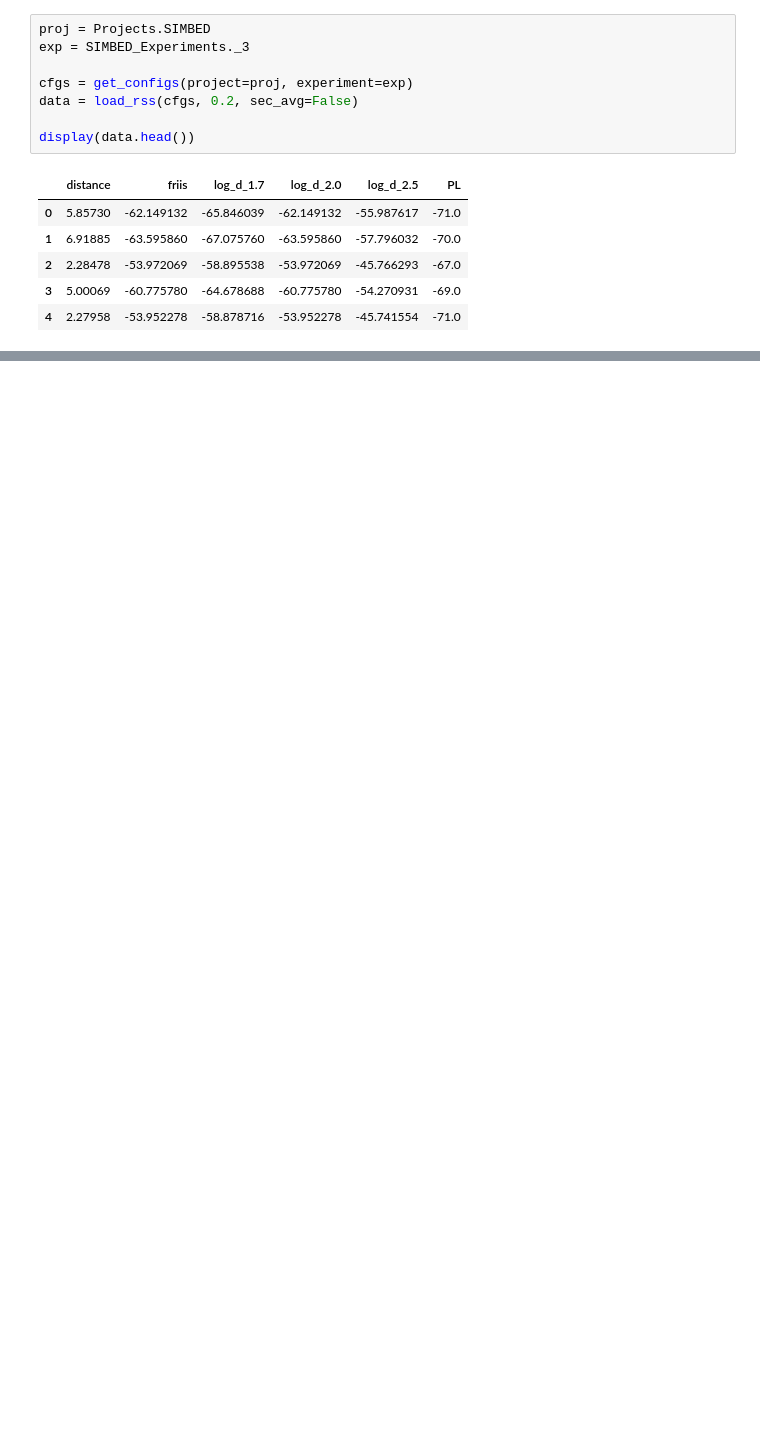
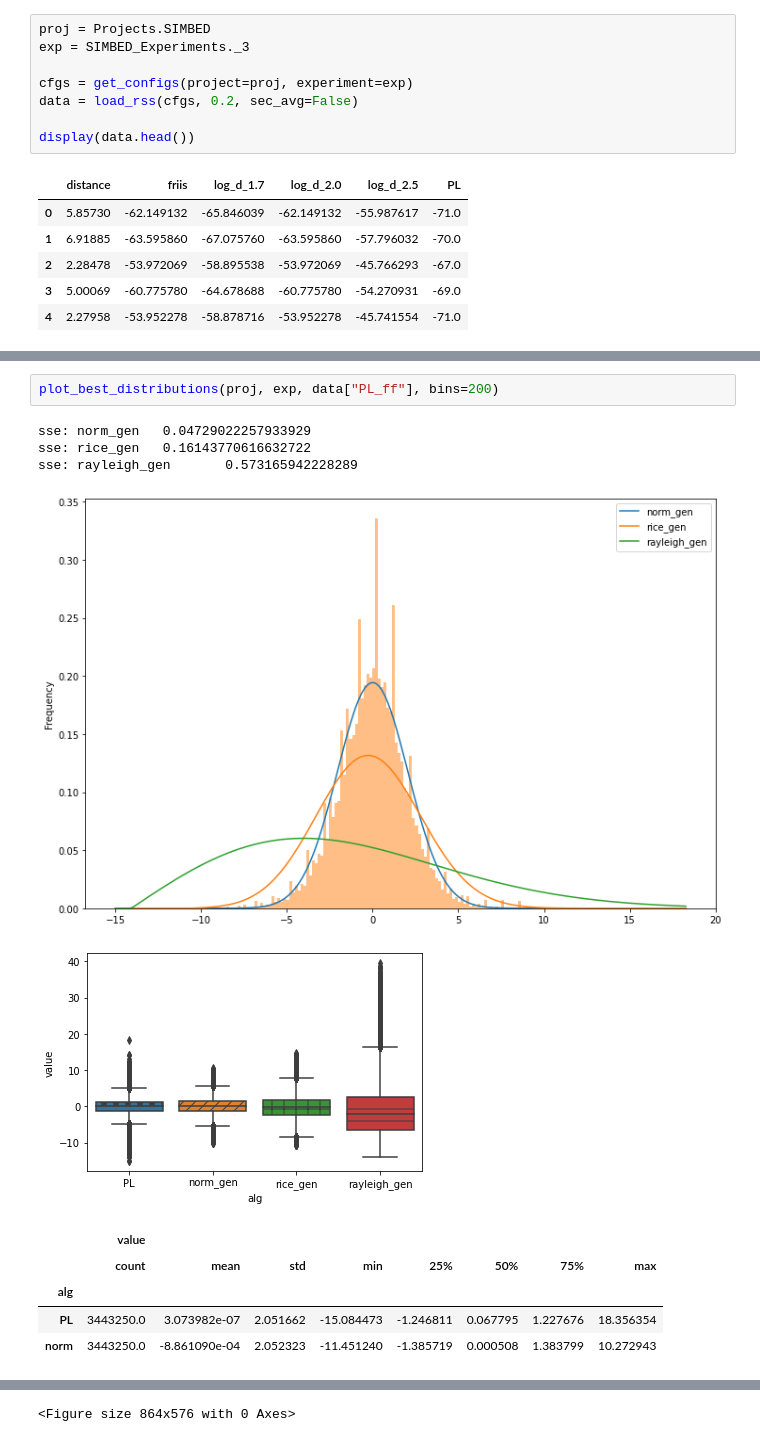
Before and after one commit to gregueiras/7052CEM, a Jupyter notebook: ff_3.ipynb, the cells around one changed output, grey strips where cells are left out. Drawn from its saved outputs; the diff is of its cells as text; blank space fills up the shorter version.

```diff
--- a/ff_3.ipynb
+++ b/ff_3.ipynb
@@ -81,0 +116,13 @@ sse: rayleigh_gen       0.5731884934273954
+# %%
+plot_best_distributions(proj, exp, data["PL_ff"], bins=200)
+# %% [output]
+sse: norm_gen   0.04729022257933929
+sse: rice_gen   0.16143770616632722
+sse: rayleigh_gen       0.573165942228289
+[figure, added]
+[figure, added]
+|  | value |  |  |  |  |  |  |  |
+|  | count | mean | std | min | 25% | 50% | 75% | max |
+| alg |  |  |  |  |  |  |  |  |
+| PL | 3443250.0 | 3.073982e-07 | 2.051662 | -15.084473 | -1.246811 | 0.067795 | 1.227676 | 18.356354 |
+| norm | 3443250.0 | -8.861090e-04 | 2.052323 | -11.451240 | -1.385719 | 0.000508 | 1.383799 | 10.272943 |
@@ -82,3 +130,4 @@ sse: rayleigh_gen       0.5731884934273954
+<Figure size 864x576 with 0 Axes>
 # %%
 model = fast_fading_model("AAA", data, rebuild=True)
 
```
Also changed, not shown: parts of 8 cells of this notebook.
